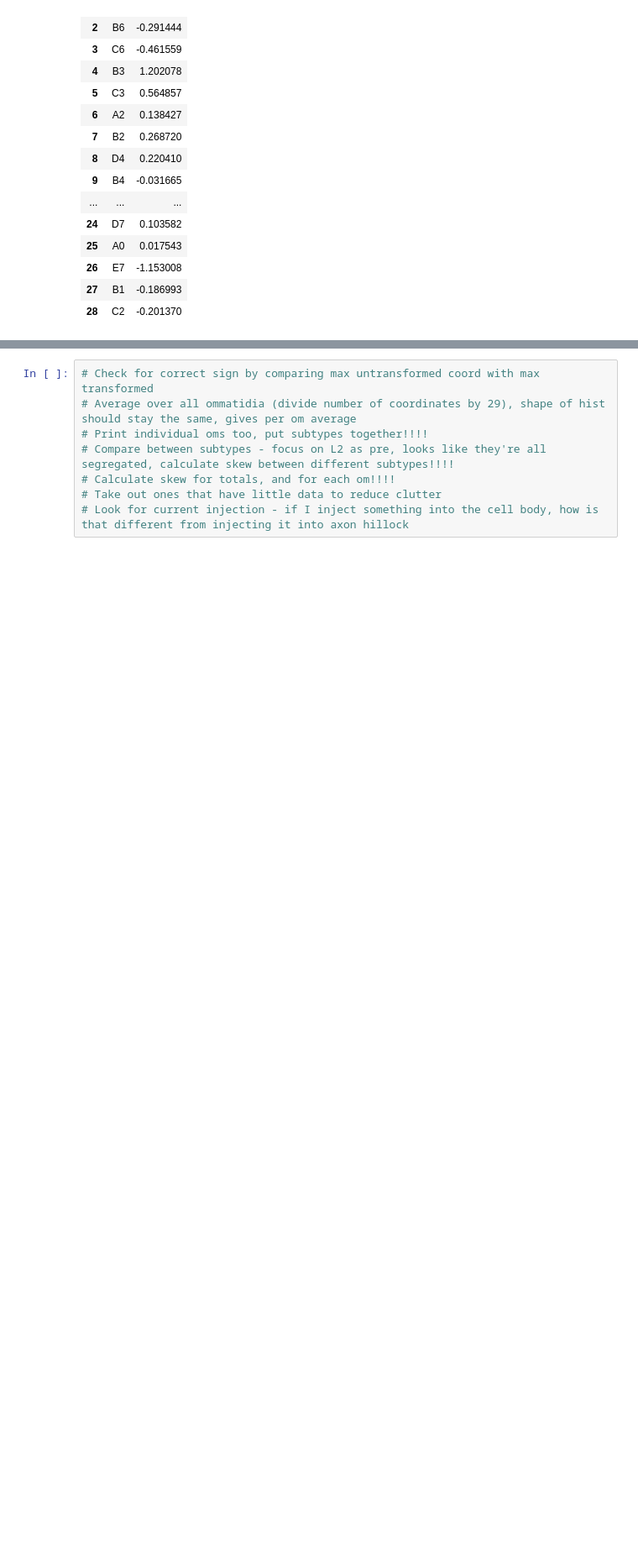
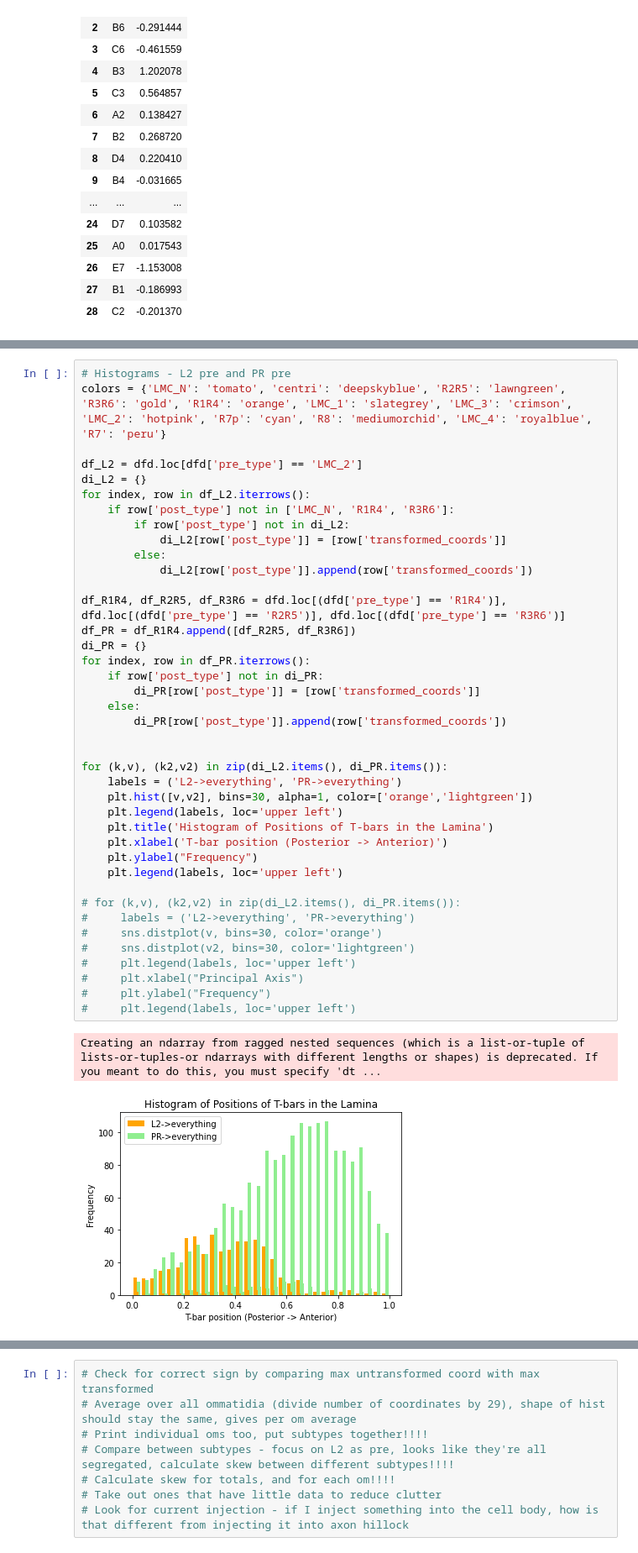
Before and after one commit to dshefter/Lamina-Project, a Jupyter notebook: lamina_september2020.ipynb, the cells around one changed output, grey strips where cells are left out. Shown at 84% size. Saved outputs shown, nothing was run; the diff lists cells and outputs as text; blank space fills up the shorter version.

```diff
--- a/lamina_september2020.ipynb
+++ b/lamina_september2020.ipynb
@@ -332,0 +282,43 @@ for key,value in di.items():
+# %%
+# Histograms - L2 pre and PR pre
+colors = {'LMC_N': 'tomato', 'centri': 'deepskyblue', 'R2R5': 'lawngreen', 'R3R6': 'gold', 'R1R4': 'orange', 'LMC_1': 'slategrey', 'LMC_3': 'crimson', 'LMC_2': 'hotpink', 'R7p': 'cyan', 'R8': 'mediumorchid', 'LMC_4': 'royalblue', 'R7': 'peru'}
+
+df_L2 = dfd.loc[dfd['pre_type'] == 'LMC_2']
+di_L2 = {}
+for index, row in df_L2.iterrows():
+    if row['post_type'] not in ['LMC_N', 'R1R4', 'R3R6']:
+        if row['post_type'] not in di_L2:
+            di_L2[row['post_type']] = [row['transformed_coords']]
+        else:
+            di_L2[row['post_type']].append(row['transformed_coords'])
+
+df_R1R4, df_R2R5, df_R3R6 = dfd.loc[(dfd['pre_type'] == 'R1R4')], dfd.loc[(dfd['pre_type'] == 'R2R5')], dfd.loc[(dfd['pre_type'] == 'R3R6')]
+df_PR = df_R1R4.append([df_R2R5, df_R3R6])
+di_PR = {}
+for index, row in df_PR.iterrows():
+    if row['post_type'] not in di_PR:
+        di_PR[row['post_type']] = [row['transformed_coords']]
+    else:
+        di_PR[row['post_type']].append(row['transformed_coords'])
+
+
+for (k,v), (k2,v2) in zip(di_L2.items(), di_PR.items()):
+    labels = ('L2->everything', 'PR->everything')
+    plt.hist([v,v2], bins=30, alpha=1, color=['orange','lightgreen'])
+    plt.legend(labels, loc='upper left')
+    plt.title('Histogram of Positions of T-bars in the Lamina')
+    plt.xlabel('T-bar position (Posterior -> Anterior)')
+    plt.ylabel("Frequency")
+    plt.legend(labels, loc='upper left')
+
+# for (k,v), (k2,v2) in zip(di_L2.items(), di_PR.items()):
+#     labels = ('L2->everything', 'PR->everything')
+#     sns.distplot(v, bins=30, color='orange')
+#     sns.distplot(v2, bins=30, color='lightgreen')
+#     plt.legend(labels, loc='upper left')
+#     plt.xlabel("Principal Axis")
+#     plt.ylabel("Frequency")
+#     plt.legend(labels, loc='upper left')
+# %% [output]
+Creating an ndarray from ragged nested sequences (which is a list-or-tuple of lists-or-tuples-or ndarrays with different lengths or shapes) is deprecated. If you meant to do this, you must specify 'dt ...
+[figure, added]
```
Also changed, not shown: parts of 10 cells of this notebook.
